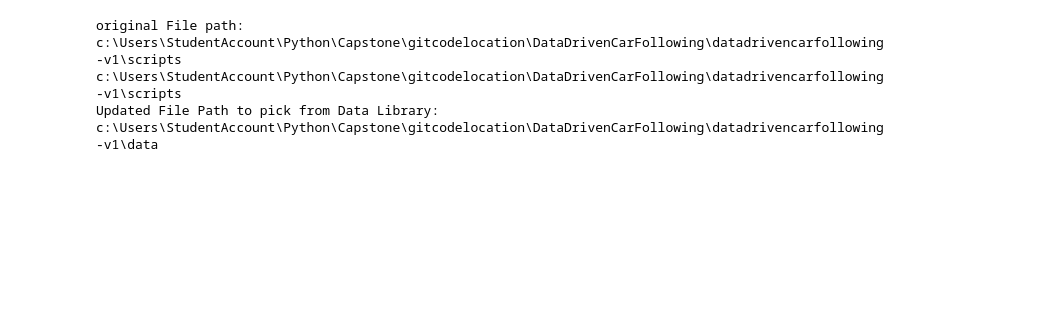
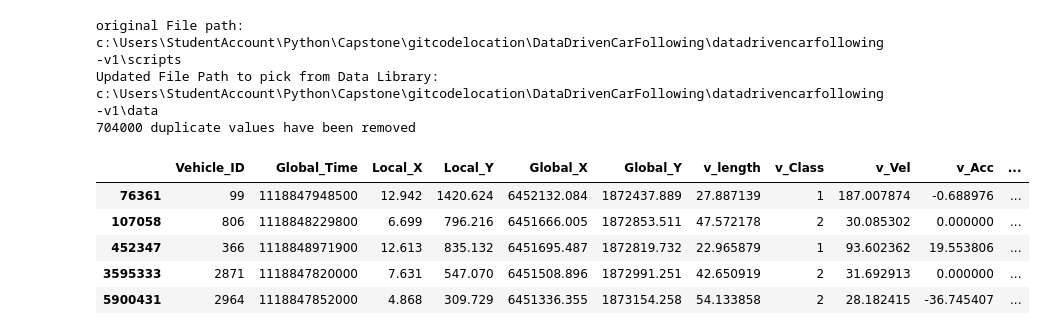
Before and after one commit to VineetDhamija/DataDrivenCarFollowing, a Jupyter notebook: datadrivencarfollowing-v1/scripts/Part-1_Data-Cleanup.ipynb, the cells around one changed output. Saved outputs shown, nothing was run; the diff lists cells and outputs as text; code cells hidden in the pictures; blank space fills up the shorter version.

```diff
--- a/datadrivencarfollowing-v1/scripts/Part-1_Data-Cleanup.ipynb
+++ b/datadrivencarfollowing-v1/scripts/Part-1_Data-Cleanup.ipynb
@@ -7,13 +7,13 @@ warnings.filterwarnings("ignore")
 from pathlib import Path
 p = Path().cwd()
 print(f"original File path: {p}")
-print(p)
-
 stringpath= str(p)[0:str(p).rfind('\\')] + '\\data'
 print(f"Updated File Path to pick from Data Library: { stringpath}")
 ngsimfile=stringpath + '/' + 'Next_Generation_Simulation__NGSIM__Vehicle_Trajectories_and_Supporting_Data.csv'
 ngsim = pd.read_csv(ngsimfile,low_memory=False)
+print(f"{ngsim.duplicated().sum()} duplicate values have been removed")
+ngsim.drop_duplicates(inplace=True)
 # %% [output]
 original File path: c:\Users\StudentAccount\Python\Capstone\gitcodelocation\DataDrivenCarFollowing\datadrivencarfollowing-v1\scripts
-c:\Users\StudentAccount\Python\Capstone\gitcodelocation\DataDrivenCarFollowing\datadrivencarfollowing-v1\scripts
 Updated File Path to pick from Data Library: c:\Users\StudentAccount\Python\Capstone\gitcodelocation\DataDrivenCarFollowing\datadrivencarfollowing-v1\data
+704000 duplicate values have been removed
@@ -40,0 +34,9 @@ filtered_ngsim['Vehicle_combination']= filtered_ngsim['Preceding_Vehicle_Class']
+# %%
+filtered_ngsim_U[((filtered_ngsim_U['Space_Headway'] == 0 ) & (filtered_ngsim_U['Preceding'] > 0 )) ]
+# %% [output]
+|  | Vehicle_ID | Global_Time | Local_X | Local_Y | Global_X | Global_Y | v_length | v_Class | v_Vel | v_Acc | ... |
+| 76361 | 99 | 1118847948500 | 12.942 | 1420.624 | 6452132.084 | 1872437.889 | 27.887139 | 1 | 187.007874 | -0.688976 | ... |
+| 107058 | 806 | 1118848229800 | 6.699 | 796.216 | 6451666.005 | 1872853.511 | 47.572178 | 2 | 30.085302 | 0.000000 | ... |
+| 452347 | 366 | 1118848971900 | 12.613 | 835.132 | 6451695.487 | 1872819.732 | 22.965879 | 1 | 93.602362 | 19.553806 | ... |
+| 3595333 | 2871 | 1118847820000 | 7.631 | 547.070 | 6451508.896 | 1872991.251 | 42.650919 | 2 | 31.692913 | 0.000000 | ... |
+| 5900431 | 2964 | 1118847852000 | 4.868 | 309.729 | 6451336.355 | 1873154.258 | 54.133858 | 2 | 28.182415 | -36.745407 | ... |
```
Also changed, not shown: parts of 18 cells of this notebook, 3 other files.
